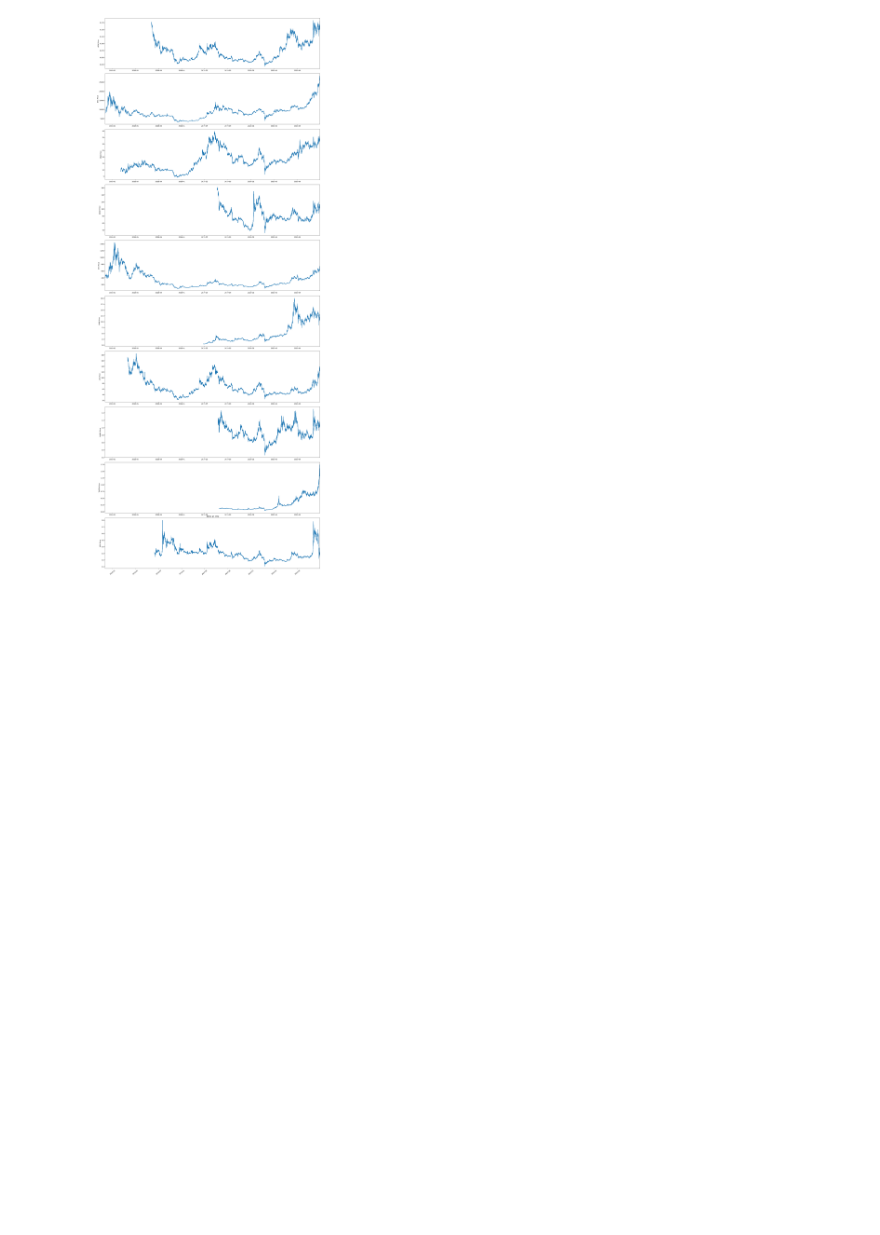
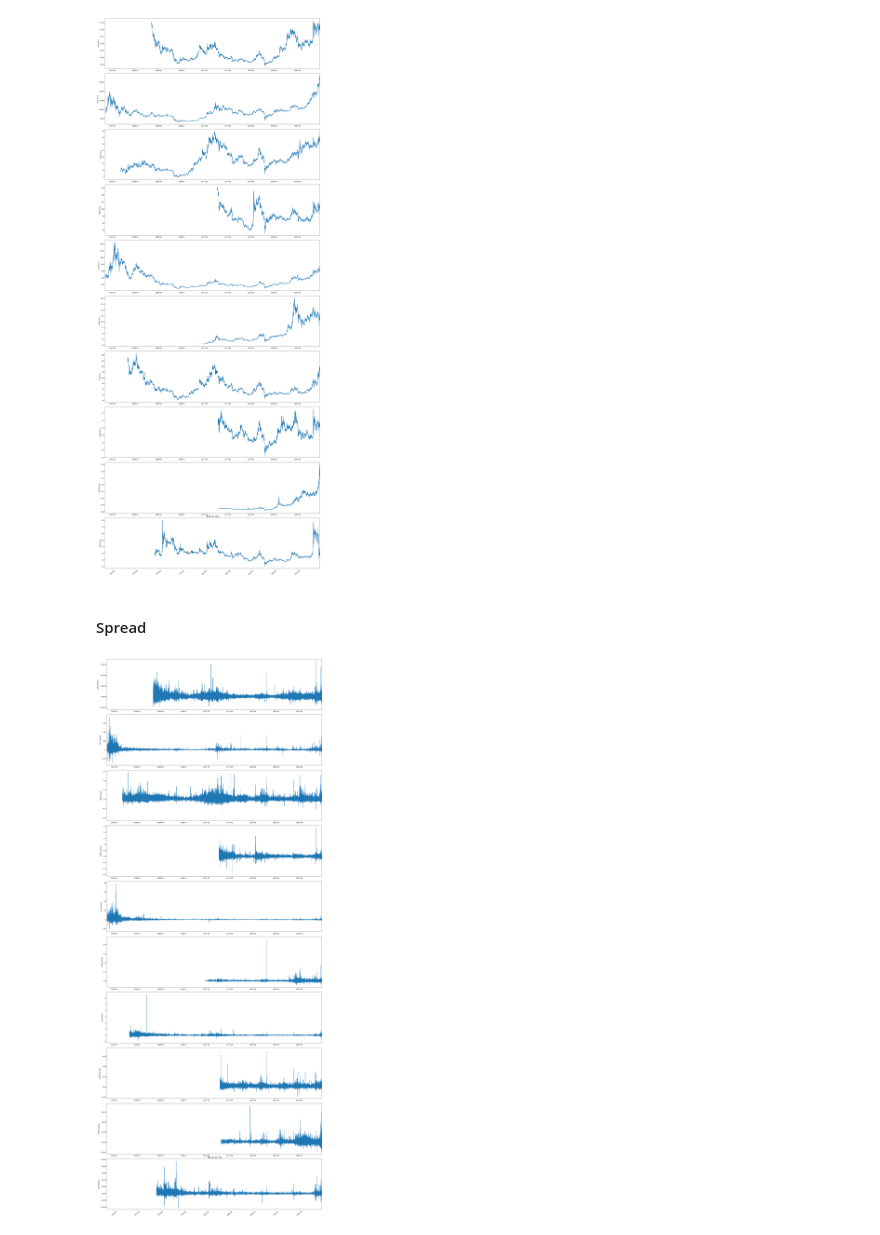
Before and after one commit to lpdbrx/FIN525-Bitcoin-Impact, a Jupyter notebook: Intro.ipynb, the cells around one changed output. Cells and saved outputs as stored; diff of their text form; code cells hidden in the pictures; blank space fills up the shorter version.

```diff
--- a/Intro.ipynb
+++ b/Intro.ipynb
@@ -221,3 +190,24 @@ plt.savefig('images/'+title+'.eps', format='eps')
 plt.show()
 # %% [output]
 [figure]
+# %% [markdown]
+#### Spread
+# %%
+# Compute the spread for each asset by taking the spread between the buyer trades' mid-price & seller trades' mid-price
+for i in range(len(dfs)):
+    dfs[i] = dfs[i]['mid_price'].groupby('timestamp').apply(lambda x : x[0] - x[-1] if x[0]!=x[-1] else None).ffill()
+# %%
+fig, axs = plt.subplots(nrows=10, ncols=1, figsize=(20, 50))
+fig.tight_layout()
+
+for i in range(len(axs)):
+    axs[i].plot(dfs[i].index, dfs[i].values)
+    axs[i].set_ylabel(symbs[i]+' Spread')
+    plt.xticks(rotation=40)
+    axs[i].set_xlim(datetime(2017,11,24), dfs[i].index[-1])
+title = ' Spread all time'
+plt.title(title)
+plt.savefig('images/'+title+'.png', format='png')
+plt.show()
+# %% [output]
+[figure, added]
```
Also changed, not shown: parts of 11 cells of this notebook, 1 other file.
